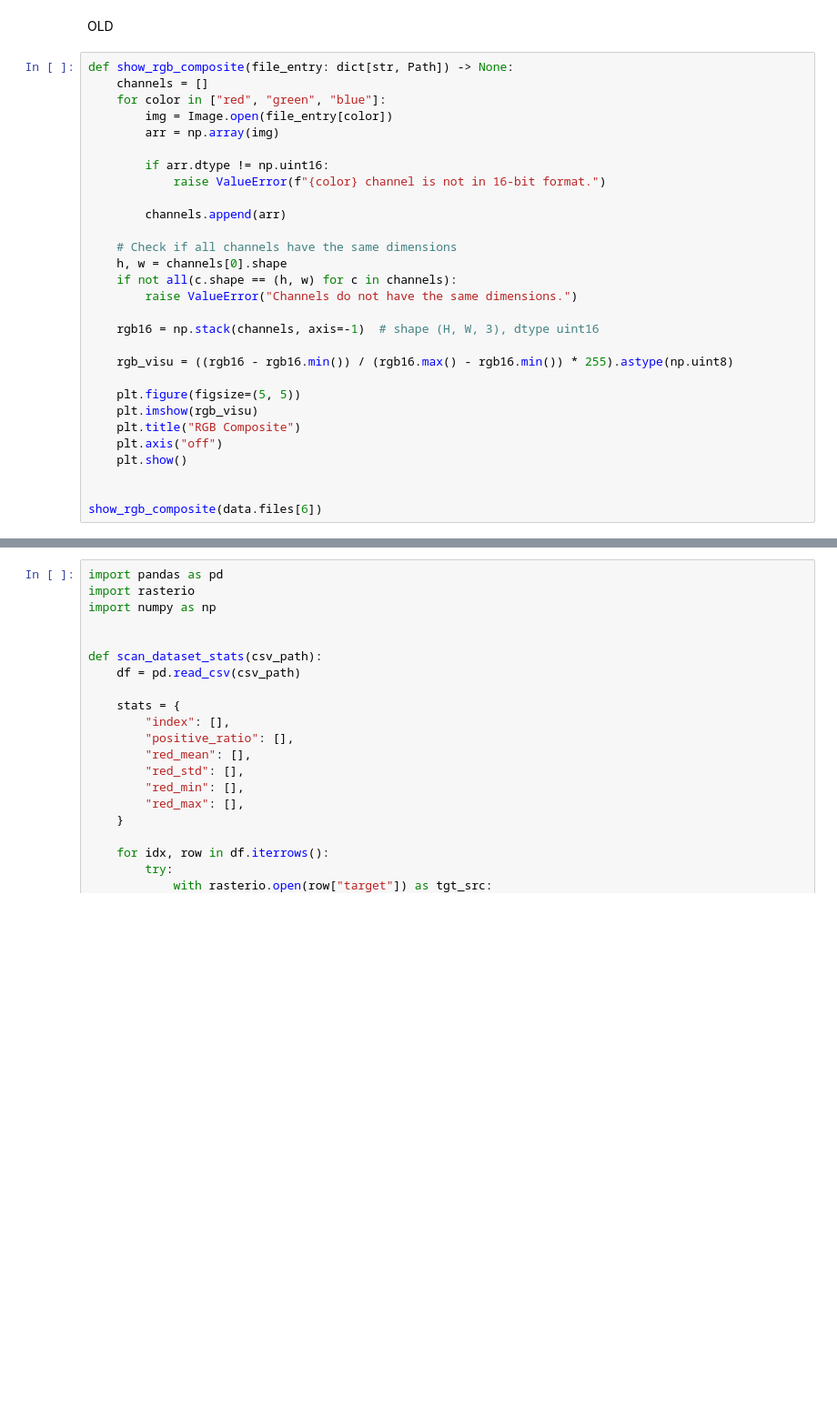
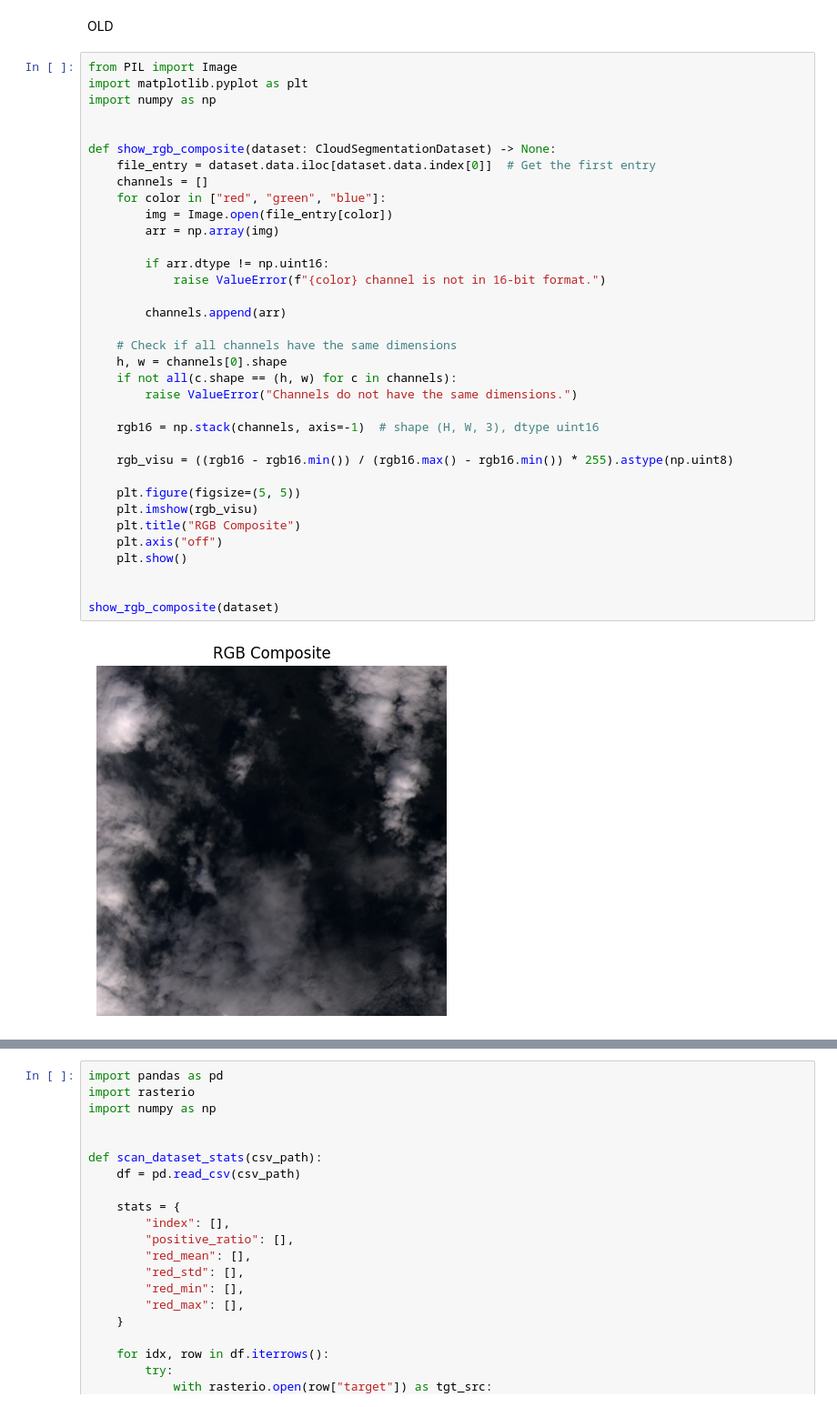
Before and after one commit to tristanGIANDO/satellite, a Jupyter notebook: satellite/exploration/visualisation.ipynb, the cells around one changed output, grey strips where cells are left out. Shown at 91% size. Drawn from its saved outputs; the diff is of its cells as text; blank space fills up the shorter version.

```diff
--- a/satellite/exploration/visualisation.ipynb
+++ b/satellite/exploration/visualisation.ipynb
@@ -80,32 +80,40 @@ plot_dataset_channels(dataset, n=10)
 # %% [markdown]
 OLD
 # %%
-def show_rgb_composite(file_entry: dict[str, Path]) -> None:
+from PIL import Image
+import matplotlib.pyplot as plt
+import numpy as np
+
+
+def show_rgb_composite(dataset: CloudSegmentationDataset) -> None:
+    file_entry = dataset.data.iloc[dataset.data.index[0]]  # Get the first entry
     channels = []
     for color in ["red", "green", "blue"]:
         img = Image.open(file_entry[color])
         arr = np.array(img)
 
         if arr.dtype != np.uint16:
             raise ValueError(f"{color} channel is not in 16-bit format.")
 
         channels.append(arr)
 
     # Check if all channels have the same dimensions
     h, w = channels[0].shape
     if not all(c.shape == (h, w) for c in channels):
         raise ValueError("Channels do not have the same dimensions.")
 
     rgb16 = np.stack(channels, axis=-1)  # shape (H, W, 3), dtype uint16
 
     rgb_visu = ((rgb16 - rgb16.min()) / (rgb16.max() - rgb16.min()) * 255).astype(np.uint8)
 
     plt.figure(figsize=(5, 5))
     plt.imshow(rgb_visu)
     plt.title("RGB Composite")
     plt.axis("off")
     plt.show()
 
 
-show_rgb_composite(data.files[6])
+show_rgb_composite(dataset)
+# %% [output]
+[figure, added]
 # %%
```
Also changed, not shown: parts of 1 cell of this notebook, 33 other files.
